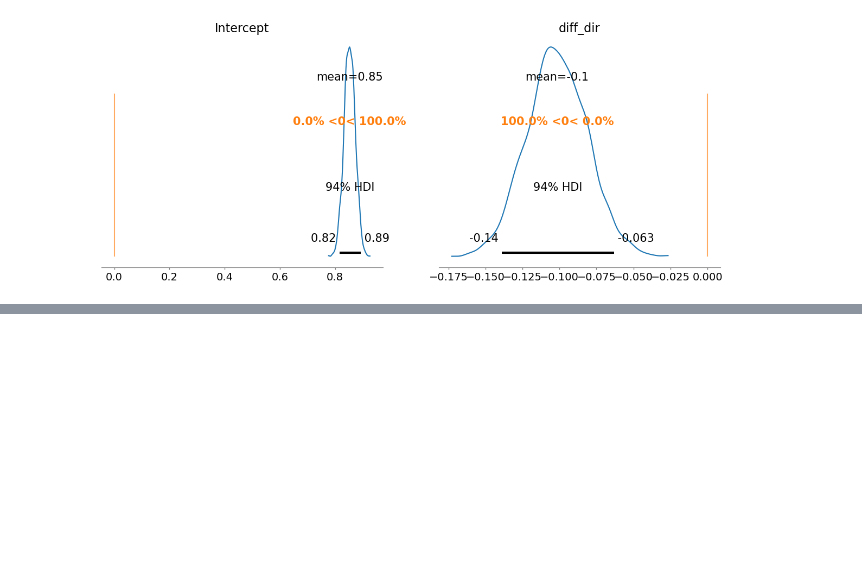
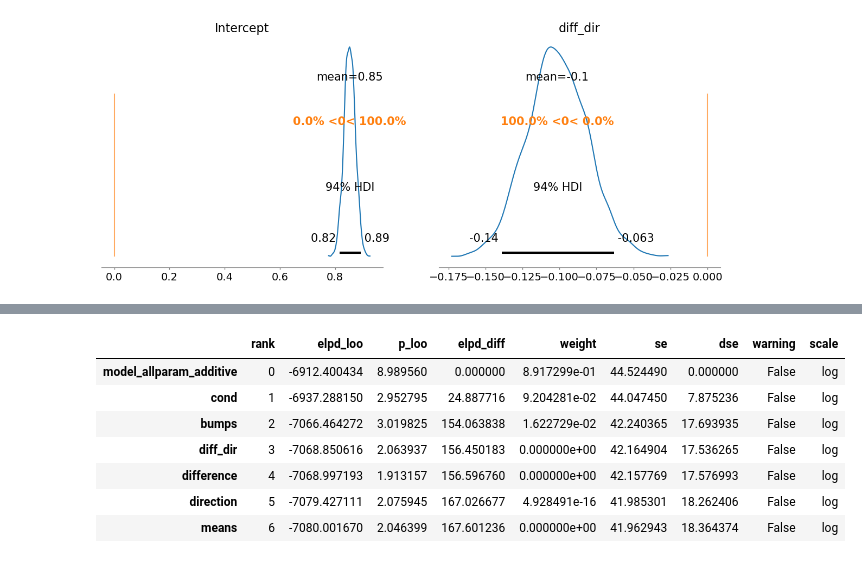
Before and after one commit to tejas-savalia/datavis_05, a Jupyter notebook: analysis_sandbox.ipynb, the cells around one changed output, grey strips where cells are left out. Cells and saved outputs as stored; diff of their text form; code cells hidden in the pictures; blank space fills up the shorter version.

```diff
--- a/analysis_sandbox.ipynb
+++ b/analysis_sandbox.ipynb
@@ -95,3 +95,10 @@ array([<Axes: title={'center': 'Intercept'}>,
 [figure]
 # %%
 single_param_models = ['diff_dir', 'means', 'direction', 'bumps', 'difference', 'cond']
+# %%
+model_single_param_samples = {}
+for param in single_param_models:
+    print('Fittting param: ', param)
+    models_oneparam_nh = bmb.Model(f'accuracy~{param}', data = comb_data, family='bernoulli')
+    models_oneparam_nh.build()
+    model_single_param_samples[param] = models_oneparam_nh.fit(idata_kwargs={"log_likelihood": True})
@@ -106,0 +195,14 @@ hssm_model.graph()
+# %%
+model_comp_dict = model_single_param_samples
+model_comp_dict['model_allparam_additive'] = allparam_nh_samples
+# %%
+az.compare(model_comp_dict)
+# %% [output]
+|  | rank | elpd_loo | p_loo | elpd_diff | weight | se | dse | warning | scale |
+| model_allparam_additive | 0 | -6912.400434 | 8.989560 | 0.000000 | 8.917299e-01 | 44.524490 | 0.000000 | False | log |
+| cond | 1 | -6937.288150 | 2.952795 | 24.887716 | 9.204281e-02 | 44.047450 | 7.875236 | False | log |
+| bumps | 2 | -7066.464272 | 3.019825 | 154.063838 | 1.622729e-02 | 42.240365 | 17.693935 | False | log |
+| diff_dir | 3 | -7068.850616 | 2.063937 | 156.450183 | 0.000000e+00 | 42.164904 | 17.536265 | False | log |
+| difference | 4 | -7068.997193 | 1.913157 | 156.596760 | 0.000000e+00 | 42.157769 | 17.576993 | False | log |
+| direction | 5 | -7079.427111 | 2.075945 | 167.026677 | 4.928491e-16 | 41.985301 | 18.262406 | False | log |
+| means | 6 | -7080.001670 | 2.046399 | 167.601236 | 0.000000e+00 | 41.962943 | 18.364374 | False | log |
```
Also changed, not shown: parts of 7 cells of this notebook.
